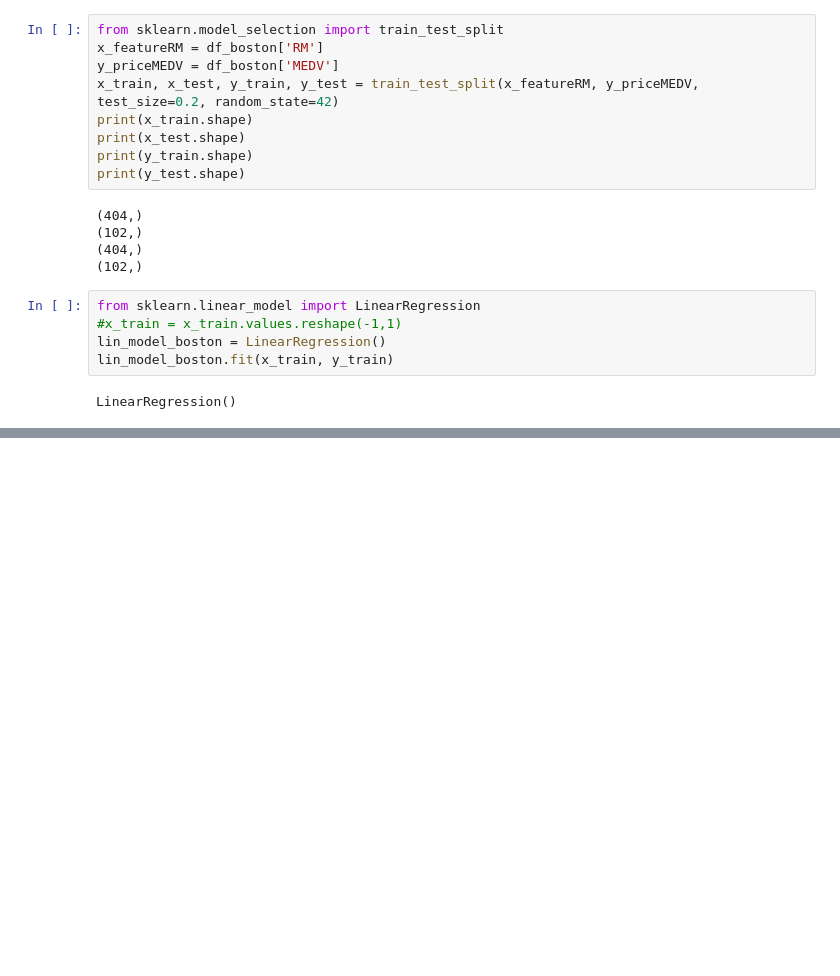
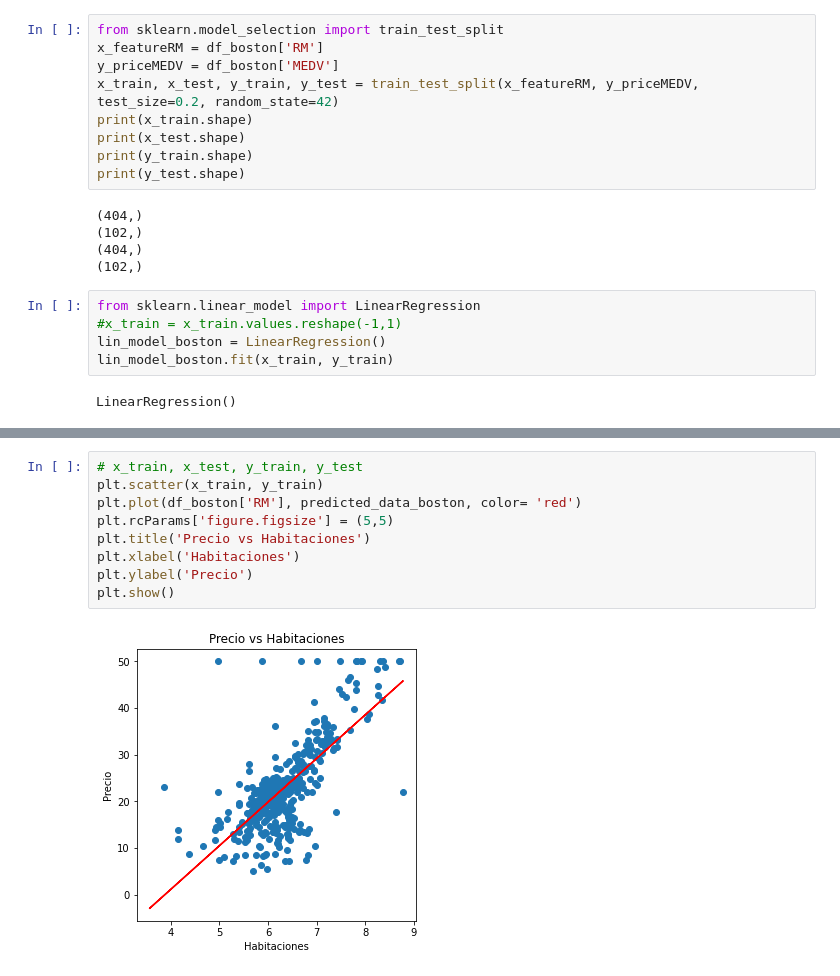
Before and after one commit to tackel/Ciencia-de-datos---Curso, a Jupyter notebook: Regresion lieal simple/reg_lineal_simple.ipynb, the cells around one changed output, grey strips where cells are left out. Cells and saved outputs as stored; diff of their text form; blank space fills up the shorter version.

```diff
--- a/Regresion lieal simple/reg_lineal_simple.ipynb
+++ b/Regresion lieal simple/reg_lineal_simple.ipynb
@@ -358,0 +392,11 @@ Independent term:
+# %%
+# x_train, x_test, y_train, y_test
+plt.scatter(x_train, y_train)
+plt.plot(df_boston['RM'], predicted_data_boston, color= 'red')
+plt.rcParams['figure.figsize'] = (5,5)
+plt.title('Precio vs Habitaciones')
+plt.xlabel('Habitaciones')
+plt.ylabel('Precio')
+plt.show()
+# %% [output]
+[figure, added]
```
Also changed, not shown: parts of 12 cells of this notebook, 1 other file.
